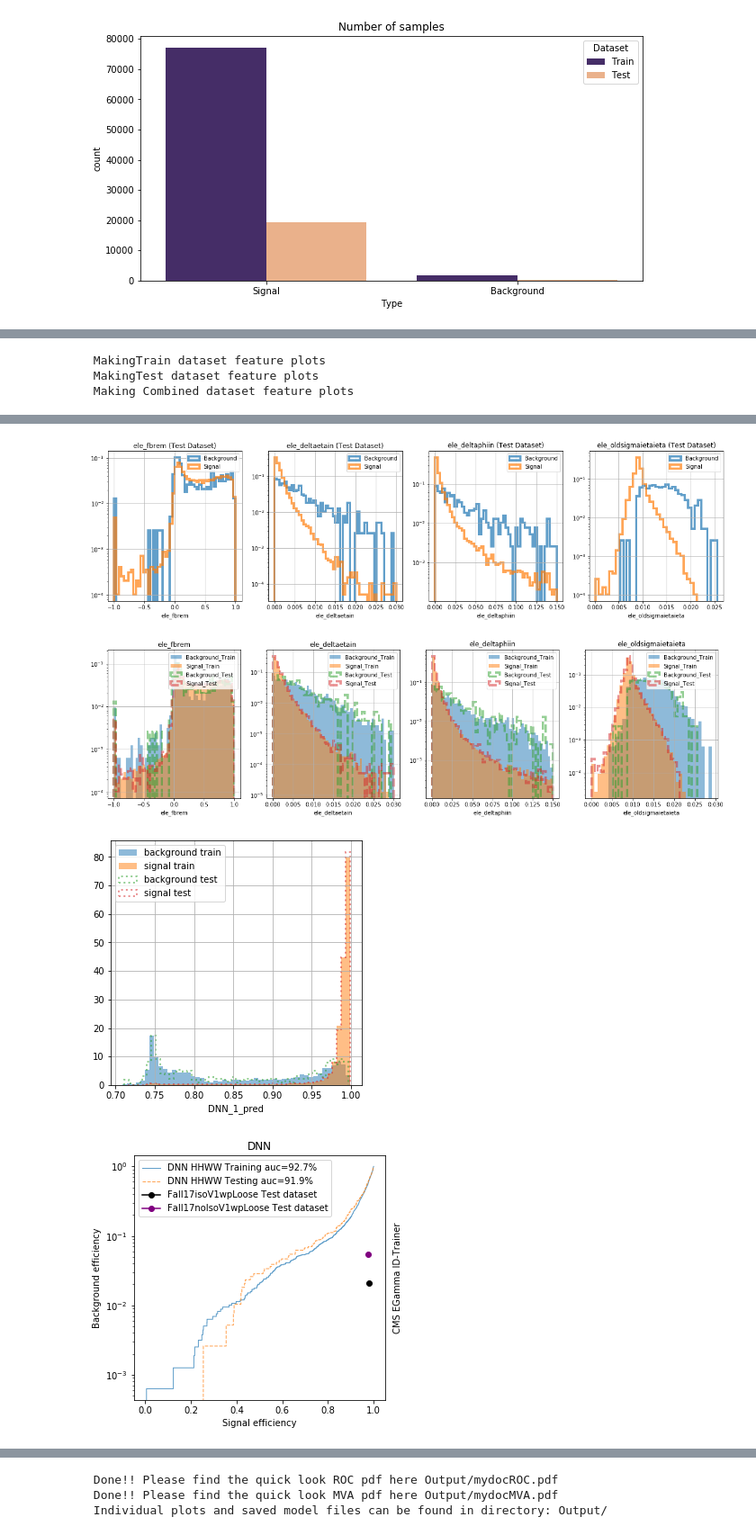
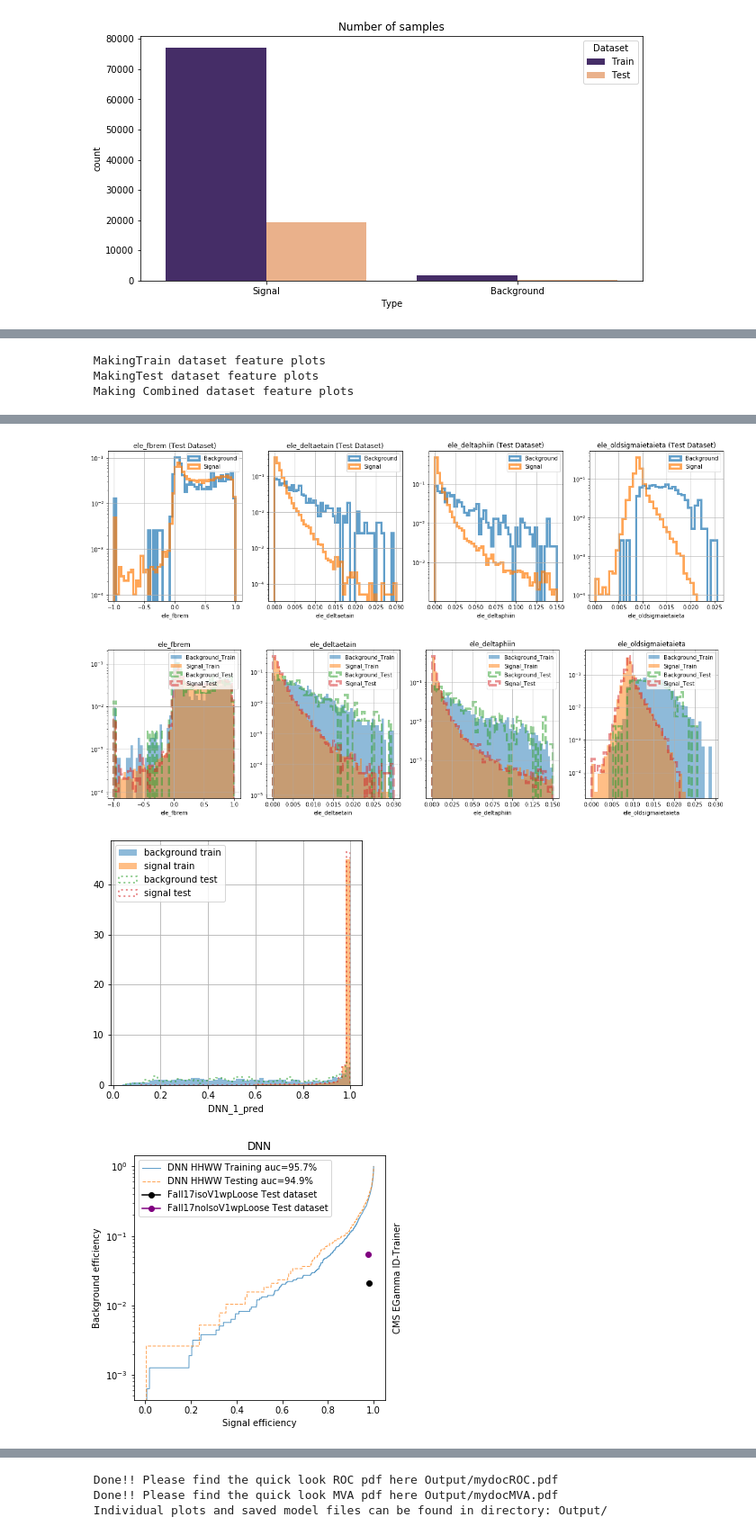
Before and after one commit to cms-egamma/ID-Trainer, a Jupyter notebook: Trainer.ipynb, the cells around one changed output, grey strips where cells are left out. Shown: that part at 90% size. Saved outputs shown, nothing was run; the diff lists cells and outputs as text; code cells hidden in the pictures.

Commit message:
Add scalers and correct rwt bug

```diff
--- a/Trainer.ipynb
+++ b/Trainer.ipynb
@@ -112,12 +112,12 @@ Bkgdf[cat]=0
 Sigdf["Type"]="Signal"
 Bkgdf["Type"]="Background"
 
-if Conf.Reweighting=='Nothing':
+if Conf.Reweighing=='Nothing':
     Sigdf[weight]=Sigdf['xsecwt']
     Bkgdf[weight]=Bkgdf['xsecwt']
-if Conf.Reweighting=='ptetaSig':
+if Conf.Reweighing=='ptetaSig':
     Sigdf[weight],Bkgdf[weight]=ptetaRwt.ptetaRwtTested(Sigdf.copy(),Bkgdf.copy(),Conf.ptbins,Conf.etabins,'xsecwt',weight,ele_pt='ele_pt',scl_eta='scl_eta',od=Conf.OutputDirName)
-if Conf.Reweighting=='ptetaBkg':
+if Conf.Reweighing=='ptetaBkg':
     Bkgdf[weight],Sigdf[weight]=ptetaRwt.ptetaRwtTested(Bkgdf.copy(),Sigdf.copy(),Conf.ptbins,Conf.etabins,'xsecwt',weight,ele_pt='ele_pt',scl_eta='scl_eta',od=Conf.OutputDirName)
 
 df_final=pd.concat([Sigdf,Bkgdf],ignore_index=True, sort=False)
@@ -130,6 +130,6 @@ df_final.loc[TestIndices,'Dataset'] = "Test"
 df_final.loc[TrainIndices,'TrainDataset'] = 1
 df_final.loc[TestIndices,'TrainDataset'] = 0
 
-df_final["NewWt"]=1
+#df_final["NewWt"]=1
 # %% [output]
 Reweighting Now...
@@ -164,6 +180,11 @@ for MVA in Conf.MVAs:
         MakeFeaturePlots(df_final,Conf.features[MVA],Conf.feature_bins[MVA],Set="Test",MVA=MVA,OutputDirName=Conf.OutputDirName)
         MakeFeaturePlotsComb(df_final,Conf.features[MVA],Conf.feature_bins[MVA],MVA=MVA,OutputDirName=Conf.OutputDirName)
         X_train, Y_train, Wt_train, X_test, Y_test, Wt_test = PrepDataset(df_final,TrainIndices,TestIndices,Conf.features[MVA],cat,weight)
+        prGreen(MVA+" Applying "+Conf.Scaler[MVA])
+        exec("from sklearn.preprocessing import "+Conf.Scaler[MVA])
+        exec("sc = "+Conf.Scaler[MVA]+"()")
+        X_train = sc.fit_transform(X_train)
+        X_test = sc.transform(X_test)
         prGreen(MVA+" Training starting")
         import xgboost as xgb
         from sklearn.model_selection import cross_val_score, GridSearchCV
@@ -256,6 +279,11 @@ for MVA in Conf.MVAs:
         MakeFeaturePlots(df_final,Conf.features[MVA],Conf.feature_bins[MVA],Set="Test",MVA=MVA,OutputDirName=Conf.OutputDirName)
         MakeFeaturePlotsComb(df_final,Conf.features[MVA],Conf.feature_bins[MVA],MVA=MVA,OutputDirName=Conf.OutputDirName)
         X_train, Y_train, Wt_train, X_test, Y_test, Wt_test = PrepDataset(df_final,TrainIndices,TestIndices,Conf.features[MVA],cat,weight)
+        prGreen(MVA+" Applying "+Conf.Scaler[MVA])
+        exec("from sklearn.preprocessing import "+Conf.Scaler[MVA])
+        exec("sc = "+Conf.Scaler[MVA]+"()")
+        X_train = sc.fit_transform(X_train)
+        X_test = sc.transform(X_test)
         prGreen("DNN fitting running")
         es = EarlyStopping(monitor='val_loss', mode='min', verbose=1, patience=10)
         modelDNN=Conf.DNNDict[MVA]['model']
@@ -322,8 +350,8 @@ Epoch 10/10
 [figure]
 [figure]
 [figure]
-[figure, old version]
+[figure, new version]
-[figure, old version]
+[figure, new version]
 # %%
 if 'Genetic' in Conf.MVAs:
     prGreen("Sorry Genetic algo not implemented yet! Coming Soon")
```
Also changed, not shown: parts of 6 cells of this notebook, 4 other files.
